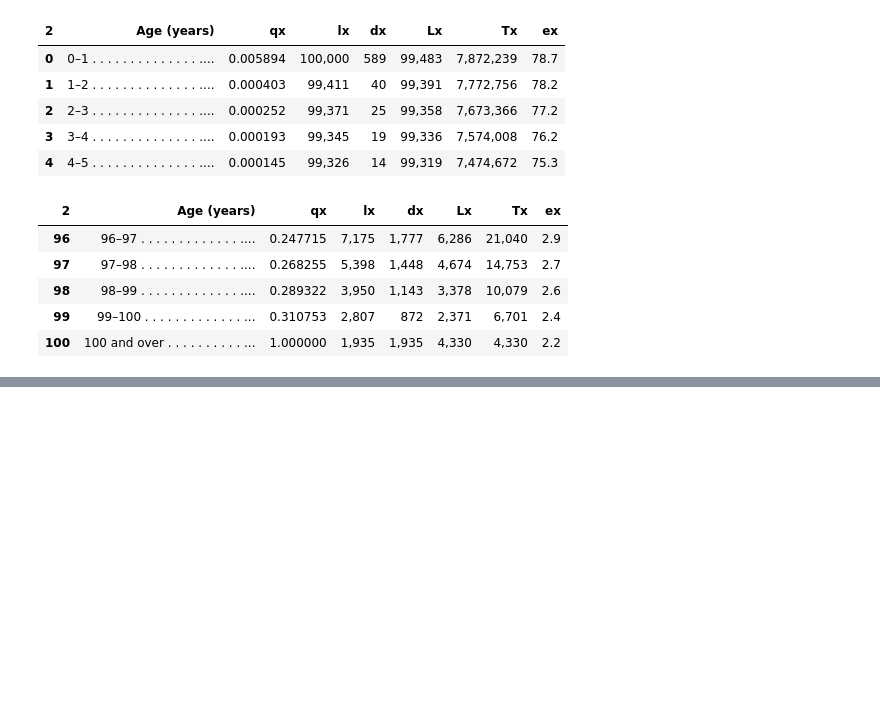
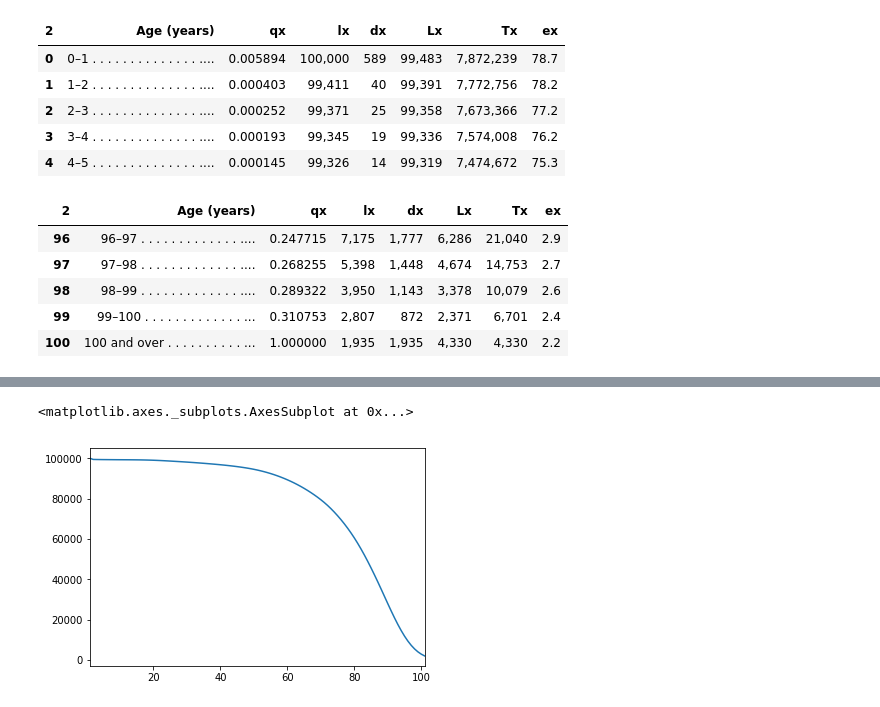
Before and after one commit to AllenDowney/SurvivalAnalysisPython, a Jupyter notebook: read_life_table.ipynb, the cells around one changed output, grey strips where cells are left out. Saved outputs shown, nothing was run; the diff lists cells and outputs as text; code cells hidden in the pictures; blank space fills up the shorter version.

```diff
--- a/read_life_table.ipynb
+++ b/read_life_table.ipynb
@@ -73,0 +92,5 @@ qx.to_csv('data/us_life_tables_2015.csv', header=True)
+# %%
+df['lx'].plot()
+# %% [output]
+<matplotlib.axes._subplots.AxesSubplot at 0x...>
+[figure, added]
```
Also changed, not shown: parts of 21 cells of this notebook, 8 other files.
